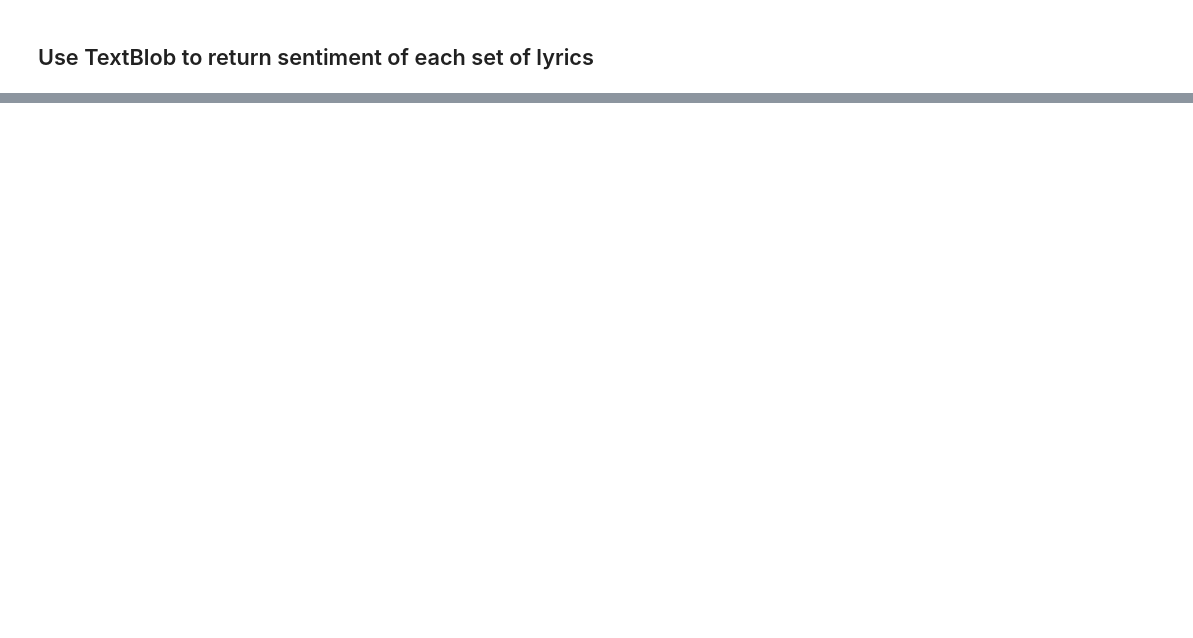
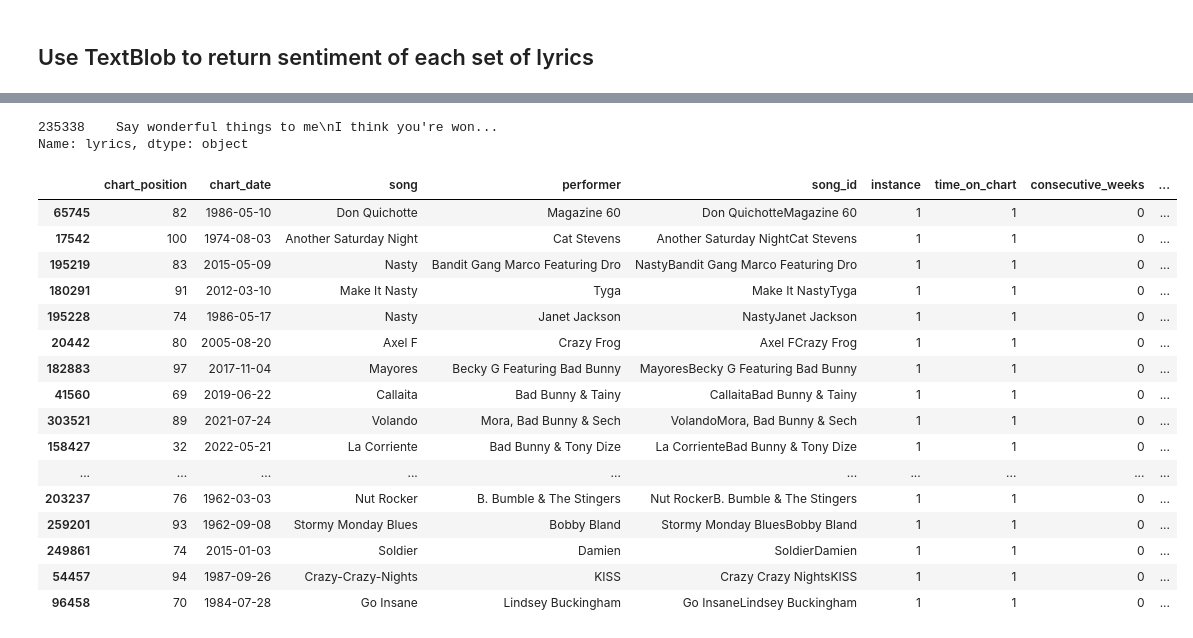
Before and after one commit to jeffreytoller/sentimentpredictor, a Jupyter notebook: 4 GetSentiment.ipynb, the cells around one changed output, grey strips where cells are left out. Drawn from its saved outputs; the diff is of its cells as text; code cells hidden in the pictures; blank space fills up the shorter version.

```diff
--- a/4 GetSentiment.ipynb
+++ b/4 GetSentiment.ipynb
@@ -43,2 +25,2 @@ memory usage: 1.8+ MB
 # %%
-df = pd.concat([df,pd.read_pickle('./2ndpassdataframe.pkl')],axis=0)
+df = pd.concat([df,pd.read_pickle('./IntermediatePickles/2ndpassdataframe.pkl')],axis=0)
@@ -66,6 +50,16 @@ def remove_tail(text):
+# %%
+def remove_missing(text):
+    if text[:len('Sorry, we have no')] == 'Sorry, we have no':
+        return(float('nan'))
+    else:
+        return(text)
 # %%
 df['lyrics'] = df.lyrics.apply(remove_tail)
 # df['lyrics'] = df.lyrics.apply(first_step_normalizer)
+# %%
+df['lyrics'] = df.lyrics.apply(remove_missing)
+# %%
+df.dropna(inplace=True)
 # %% [markdown]
 ## Use TextBlob to return sentiment of each set of lyrics
 # %%
@@ -93,2 +108,27 @@ df
+# %%
+print(df.loc[df.song_id=='Say Wonderful ThingsPatti Page'].lyrics)
+# %% [output]
+235338    Say wonderful things to me\nI think you're won...
+Name: lyrics, dtype: object
+# %%
+df.sort_values('sentiment',ascending=True).head(50)
+# %% [output]
+|  | chart_position | chart_date | song | performer | song_id | instance | time_on_chart | consecutive_weeks | ... |
+| 65745 | 82 | 1986-05-10 | Don Quichotte | Magazine 60 | Don QuichotteMagazine 60 | 1 | 1 | 0 | ... |
+| 17542 | 100 | 1974-08-03 | Another Saturday Night | Cat Stevens | Another Saturday NightCat Stevens | 1 | 1 | 0 | ... |
+| 195219 | 83 | 2015-05-09 | Nasty | Bandit Gang Marco Featuring Dro | NastyBandit Gang Marco Featuring Dro | 1 | 1 | 0 | ... |
+| 180291 | 91 | 2012-03-10 | Make It Nasty | Tyga | Make It NastyTyga | 1 | 1 | 0 | ... |
+| 195228 | 74 | 1986-05-17 | Nasty | Janet Jackson | NastyJanet Jackson | 1 | 1 | 0 | ... |
+| 20442 | 80 | 2005-08-20 | Axel F | Crazy Frog | Axel FCrazy Frog | 1 | 1 | 0 | ... |
+| 182883 | 97 | 2017-11-04 | Mayores | Becky G Featuring Bad Bunny | MayoresBecky G Featuring Bad Bunny | 1 | 1 | 0 | ... |
+| 41560 | 69 | 2019-06-22 | Callaita | Bad Bunny & Tainy | CallaitaBad Bunny & Tainy | 1 | 1 | 0 | ... |
+| 303521 | 89 | 2021-07-24 | Volando | Mora, Bad Bunny & Sech | VolandoMora, Bad Bunny & Sech | 1 | 1 | 0 | ... |
+| 158427 | 32 | 2022-05-21 | La Corriente | Bad Bunny & Tony Dize | La CorrienteBad Bunny & Tony Dize | 1 | 1 | 0 | ... |
+| ... | ... | ... | ... | ... | ... | ... | ... | ... | ... |
+| 203237 | 76 | 1962-03-03 | Nut Rocker | B. Bumble & The Stingers | Nut RockerB. Bumble & The Stingers | 1 | 1 | 0 | ... |
+| 259201 | 93 | 1962-09-08 | Stormy Monday Blues | Bobby Bland | Stormy Monday BluesBobby Bland | 1 | 1 | 0 | ... |
+| 249861 | 74 | 2015-01-03 | Soldier | Damien | SoldierDamien | 1 | 1 | 0 | ... |
+| 54457 | 94 | 1987-09-26 | Crazy-Crazy-Nights | KISS | Crazy Crazy NightsKISS | 1 | 1 | 0 | ... |
+| 96458 | 70 | 1984-07-28 | Go Insane | Lindsey Buckingham | Go InsaneLindsey Buckingham | 1 | 1 | 0 | ... |
 # %%
 df.to_pickle('./NLP_df.pkl')
```
Also changed, not shown: parts of 5 cells of this notebook, 6 other files.
